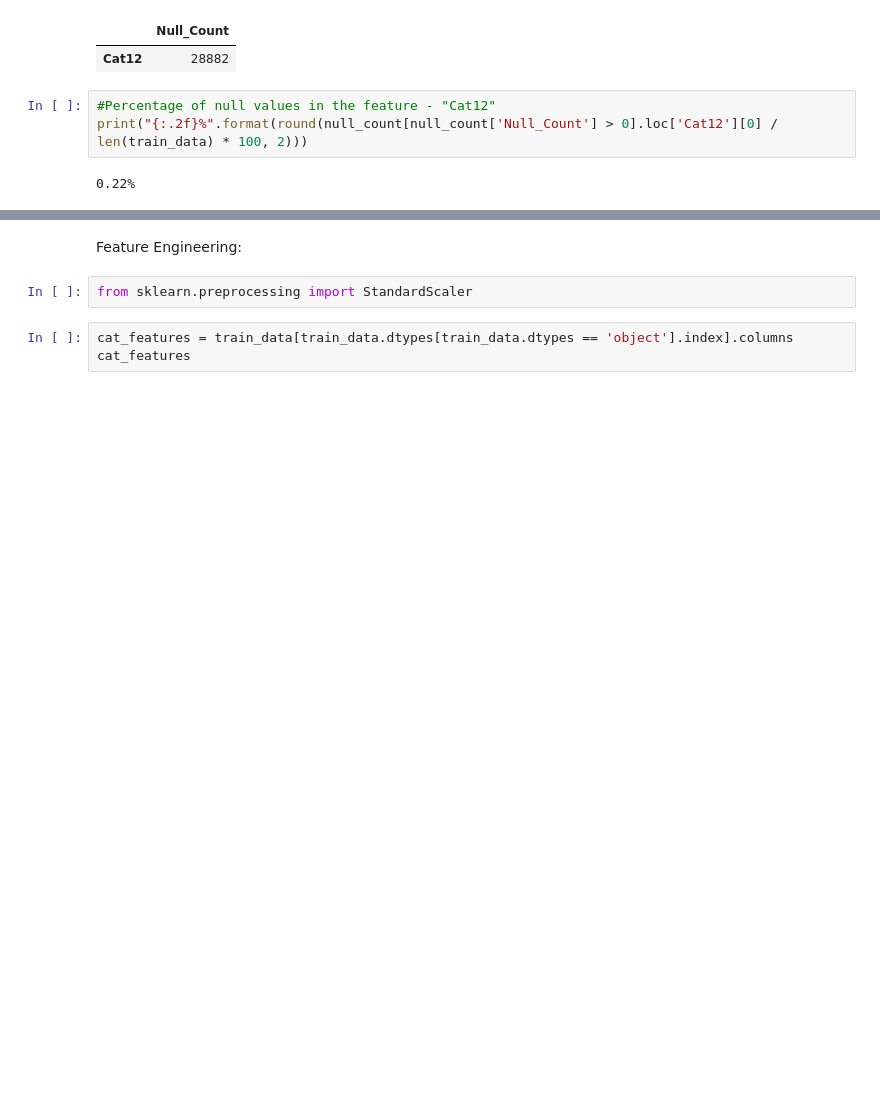
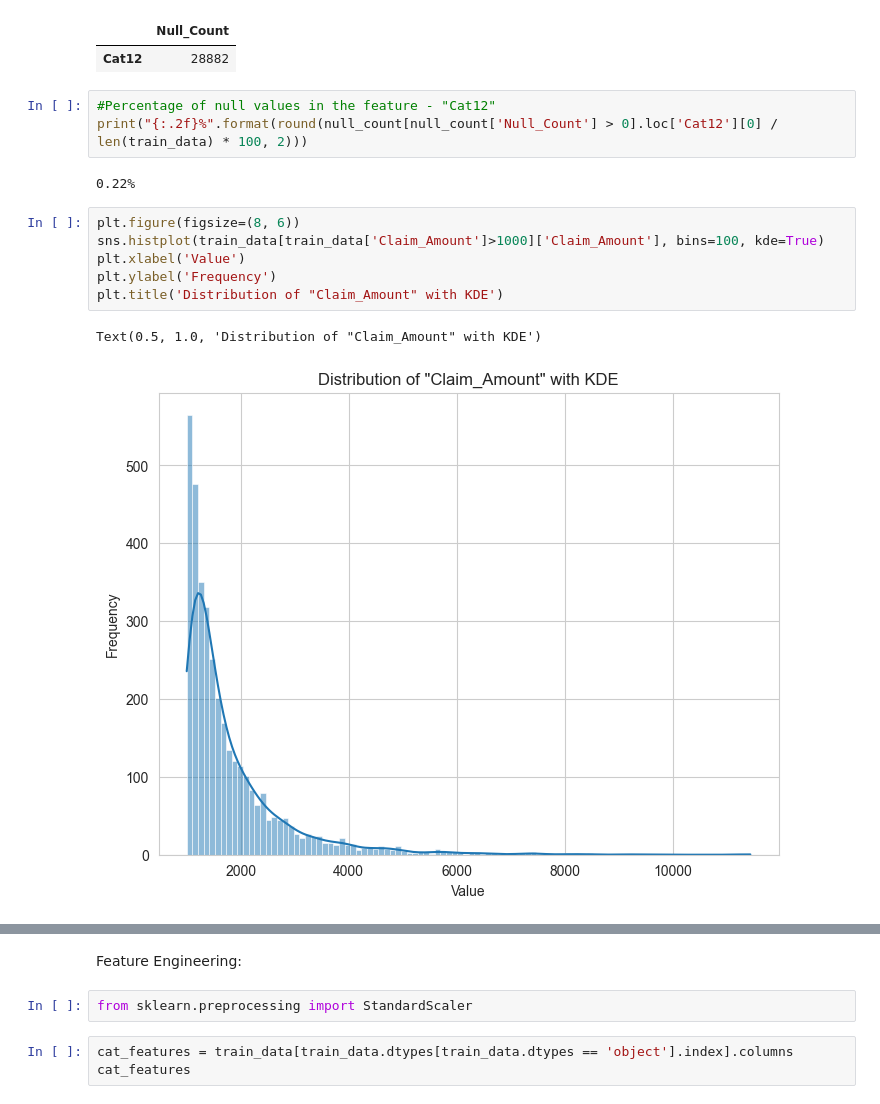
Before and after one commit to AnoopCA/Vehicle_Insurance_Claims_Prediction, a Jupyter notebook: Claims_Prediction.ipynb, the cells around one changed output, grey strips where cells are left out. Drawn from its saved outputs; the diff is of its cells as text; blank space fills up the shorter version.

```diff
--- a/Claims_Prediction.ipynb
+++ b/Claims_Prediction.ipynb
@@ -300,3 +300,12 @@ null_count[null_count['Null_Count'] > 0]
 print("{:.2f}%".format(round(null_count[null_count['Null_Count'] > 0].loc['Cat12'][0] / len(train_data) * 100, 2)))
 # %% [output]
 0.22%
+# %%
+plt.figure(figsize=(8, 6))
+sns.histplot(train_data[train_data['Claim_Amount']>1000]['Claim_Amount'], bins=100, kde=True)
+plt.xlabel('Value')
+plt.ylabel('Frequency')
+plt.title('Distribution of "Claim_Amount" with KDE')
+# %% [output]
+Text(0.5, 1.0, 'Distribution of "Claim_Amount" with KDE')
+[figure, added]
```
Also changed, not shown: parts of 27 cells of this notebook, 1 other file.
